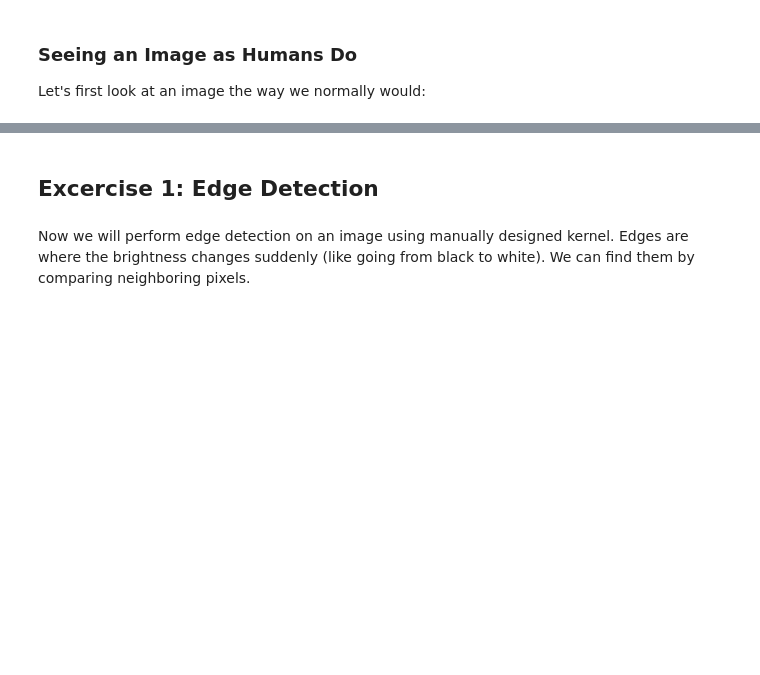
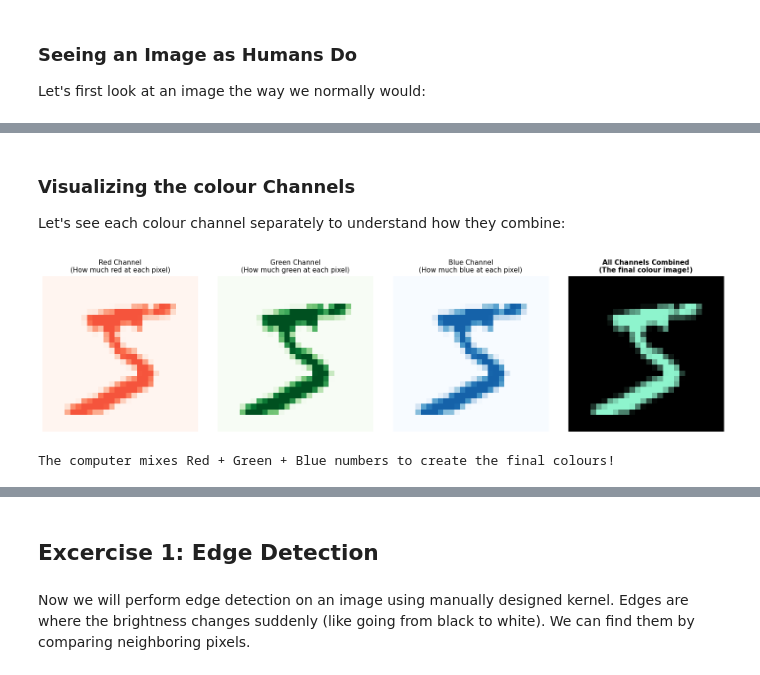
Before and after one commit to Hanny658/deep-learning-2026, a Jupyter notebook: SESSION3/session3_part1_instructor.ipynb, the cells around one changed output, grey strips where cells are left out. Saved outputs shown, nothing was run; the diff lists cells and outputs as text; code cells hidden in the pictures; blank space fills up the shorter version.

```diff
--- a/SESSION3/session3_part1_instructor.ipynb
+++ b/SESSION3/session3_part1_instructor.ipynb
@@ -113,0 +137,32 @@ This is the KEY IDEA: Images are just grids of numbers to a computer.
+# %% [markdown]
+### Visualizing the colour Channels
+
+Let's see each colour channel separately to understand how they combine:
+# %%
+fig, axes = plt.subplots(1, 4, figsize=(16, 4))
+
+# Show each channel
+axes[0].imshow(red_channel, cmap='Reds', vmin=0, vmax=1)
+axes[0].set_title('Red Channel\n(How much red at each pixel)', fontsize=11)
+axes[0].axis('off')
+
+axes[1].imshow(green_channel, cmap='Greens', vmin=0, vmax=1)
+axes[1].set_title('Green Channel\n(How much green at each pixel)', fontsize=11)
+axes[1].axis('off')
+
+axes[2].imshow(blue_channel, cmap='Blues', vmin=0, vmax=1)
+axes[2].set_title('Blue Channel\n(How much blue at each pixel)', fontsize=11)
+axes[2].axis('off')
+
+# Show combined
+axes[3].imshow(image.permute(1, 2, 0).numpy())
+axes[3].set_title('All Channels Combined\n(The final colour image!)', fontsize=11, fontweight='bold')
+axes[3].axis('off')
+
+plt.tight_layout()
+plt.show()
+
+print("\nThe computer mixes Red + Green + Blue numbers to create the final colours!")
+# %% [output]
+[figure, added]
+The computer mixes Red + Green + Blue numbers to create the final colours!
```
Also changed, not shown: parts of 92 cells of this notebook.
